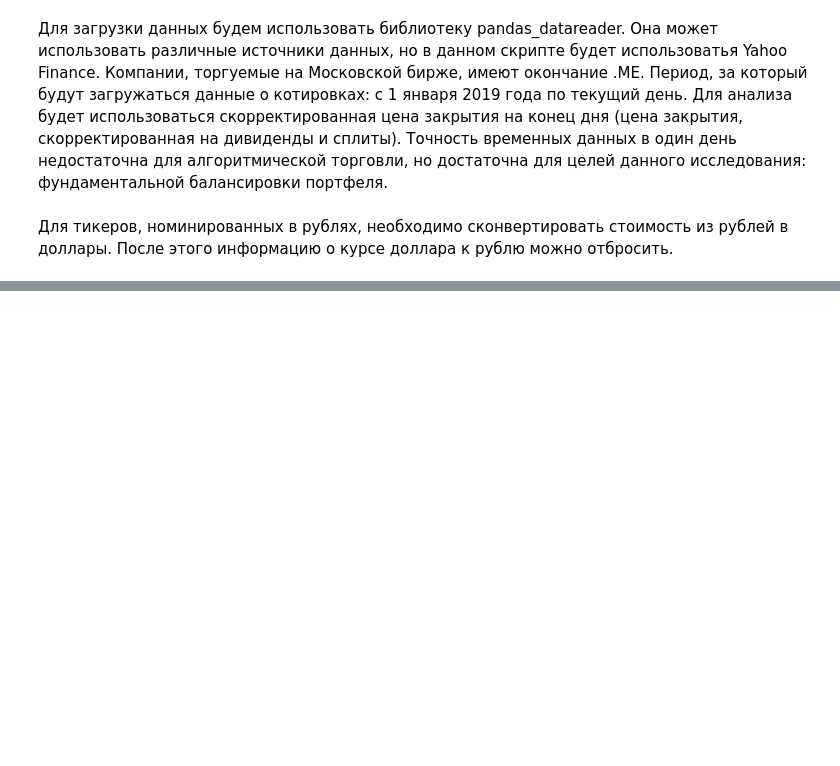
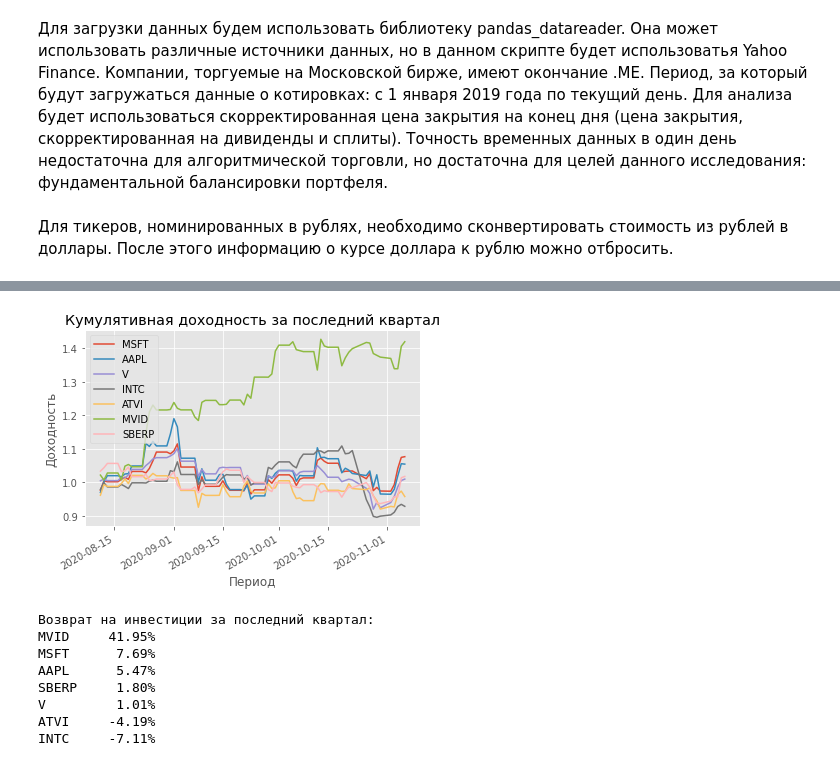
Before and after one commit to mikhpo/investment-analysis, a Jupyter notebook: stock_data.ipynb, the cells around one changed output, grey strips where cells are left out. Cells and saved outputs as stored; diff of their text form; code cells hidden in the pictures; blank space fills up the shorter version.

```diff
--- a/stock_data.ipynb
+++ b/stock_data.ipynb
@@ -94,0 +105,12 @@ INTC     -20.17%
+# %%
+cumulative_return('квартал')
+# %% [output]
+[figure, added]
+Возврат на инвестиции за последний квартал:
+MVID     41.95%
+MSFT      7.69%
+AAPL      5.47%
+SBERP     1.80%
+V         1.01%
+ATVI     -4.19%
+INTC     -7.11%
```
Also changed, not shown: parts of 9 cells of this notebook.
